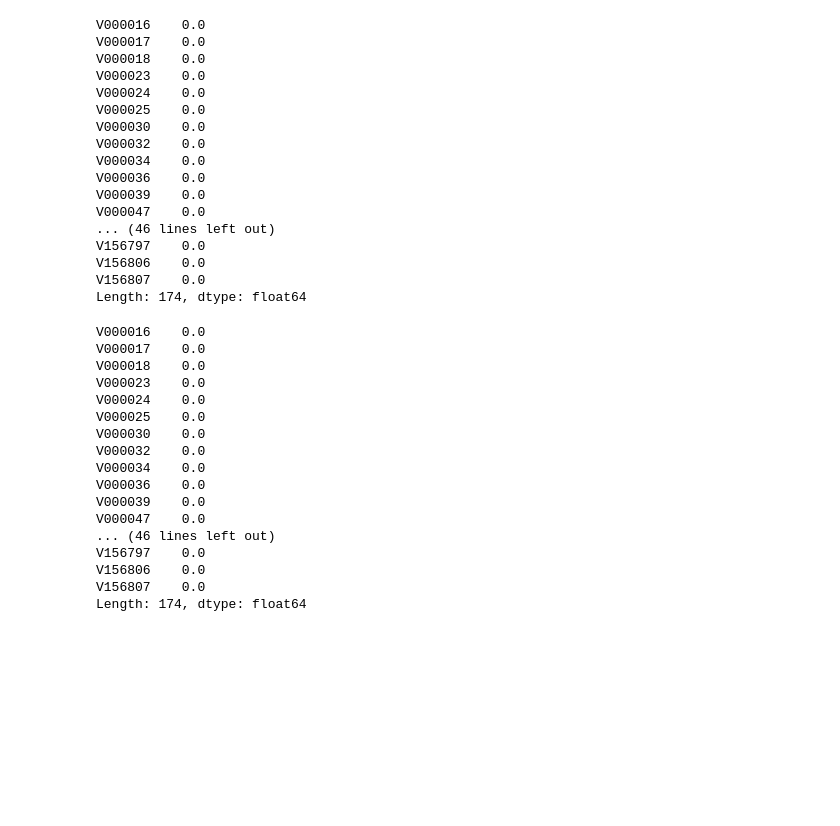
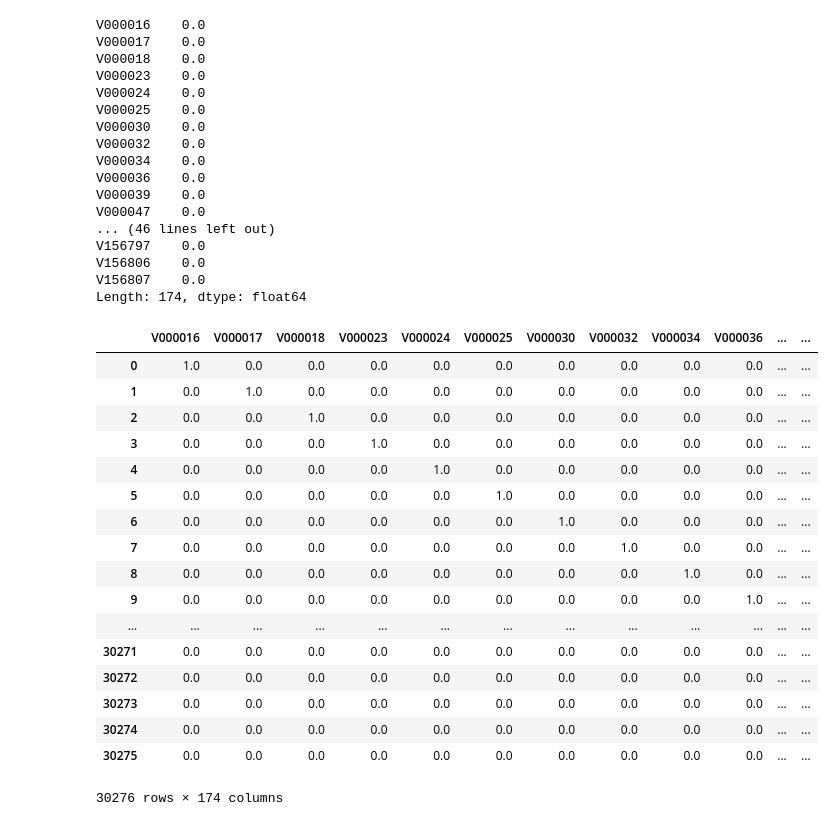
Before and after one commit to rkhaled98/Syngenta-Yield-Prediction, a Jupyter notebook: Syngenta_yield_prediction_used_modules.ipynb, the cells around one changed output. Cells and saved outputs as stored; diff of their text form; code cells hidden in the pictures; blank space fills up the shorter version.

```diff
--- a/Syngenta_yield_prediction_used_modules.ipynb
+++ b/Syngenta_yield_prediction_used_modules.ipynb
@@ -378,7 +409,7 @@ print(varieties_array.shape)
 # %%
 ddv = duplicated_df_varieties
 # %%
-ddv.loc[0, varieties_array[0]] = 1
+ddv.loc[0, varieties_array[0]] = 0
 # varieties_array[3]
 ddv.sum()
 # %% [output]
@@ -404,22 +435,25 @@ duplicated_df_varieties.sum()
 
 for i in range(duplicated_df_varieties.shape[0]):
     var_index = i % 174
-    duplicated_df_varieties.loc[i, varieties_array[var_index]]
+    duplicated_df_varieties.loc[i, varieties_array[var_index]] = 1
-# %% [output]
-V000016    0.0
-V000017    0.0
-V000018    0.0
-V000023    0.0
-V000024    0.0
-V000025    0.0
-V000030    0.0
-V000032    0.0
-V000034    0.0
-V000036    0.0
-V000039    0.0
-V000047    0.0
-... (46 lines left out)
-V156797    0.0
-V156806    0.0
-V156807    0.0
-Length: 174, dtype: float64
+# %%
+ddv
+# %% [output]
+|  | V000016 | V000017 | V000018 | V000023 | V000024 | V000025 | V000030 | V000032 | V000034 | V000036 | ... | ... |
+| 0 | 1.0 | 0.0 | 0.0 | 0.0 | 0.0 | 0.0 | 0.0 | 0.0 | 0.0 | 0.0 | ... | ... |
+| 1 | 0.0 | 1.0 | 0.0 | 0.0 | 0.0 | 0.0 | 0.0 | 0.0 | 0.0 | 0.0 | ... | ... |
+| 2 | 0.0 | 0.0 | 1.0 | 0.0 | 0.0 | 0.0 | 0.0 | 0.0 | 0.0 | 0.0 | ... | ... |
+| 3 | 0.0 | 0.0 | 0.0 | 1.0 | 0.0 | 0.0 | 0.0 | 0.0 | 0.0 | 0.0 | ... | ... |
+| 4 | 0.0 | 0.0 | 0.0 | 0.0 | 1.0 | 0.0 | 0.0 | 0.0 | 0.0 | 0.0 | ... | ... |
+| 5 | 0.0 | 0.0 | 0.0 | 0.0 | 0.0 | 1.0 | 0.0 | 0.0 | 0.0 | 0.0 | ... | ... |
+| 6 | 0.0 | 0.0 | 0.0 | 0.0 | 0.0 | 0.0 | 1.0 | 0.0 | 0.0 | 0.0 | ... | ... |
+| 7 | 0.0 | 0.0 | 0.0 | 0.0 | 0.0 | 0.0 | 0.0 | 1.0 | 0.0 | 0.0 | ... | ... |
+| 8 | 0.0 | 0.0 | 0.0 | 0.0 | 0.0 | 0.0 | 0.0 | 0.0 | 1.0 | 0.0 | ... | ... |
+| 9 | 0.0 | 0.0 | 0.0 | 0.0 | 0.0 | 0.0 | 0.0 | 0.0 | 0.0 | 1.0 | ... | ... |
+| ... | ... | ... | ... | ... | ... | ... | ... | ... | ... | ... | ... | ... |
+| 30271 | 0.0 | 0.0 | 0.0 | 0.0 | 0.0 | 0.0 | 0.0 | 0.0 | 0.0 | 0.0 | ... | ... |
+| 30272 | 0.0 | 0.0 | 0.0 | 0.0 | 0.0 | 0.0 | 0.0 | 0.0 | 0.0 | 0.0 | ... | ... |
+| 30273 | 0.0 | 0.0 | 0.0 | 0.0 | 0.0 | 0.0 | 0.0 | 0.0 | 0.0 | 0.0 | ... | ... |
+| 30274 | 0.0 | 0.0 | 0.0 | 0.0 | 0.0 | 0.0 | 0.0 | 0.0 | 0.0 | 0.0 | ... | ... |
+| 30275 | 0.0 | 0.0 | 0.0 | 0.0 | 0.0 | 0.0 | 0.0 | 0.0 | 0.0 | 0.0 | ... | ... |
+30276 rows × 174 columns
```
Also changed, not shown: parts of 13 cells of this notebook.
